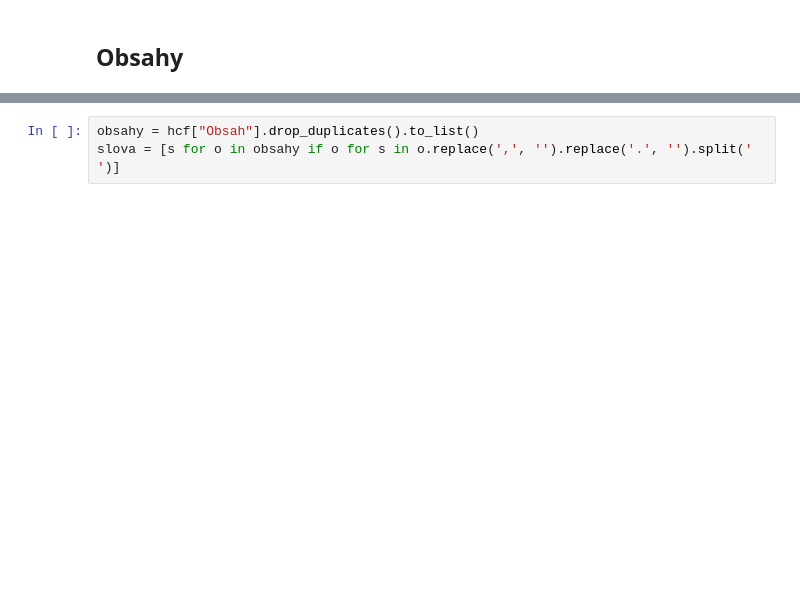
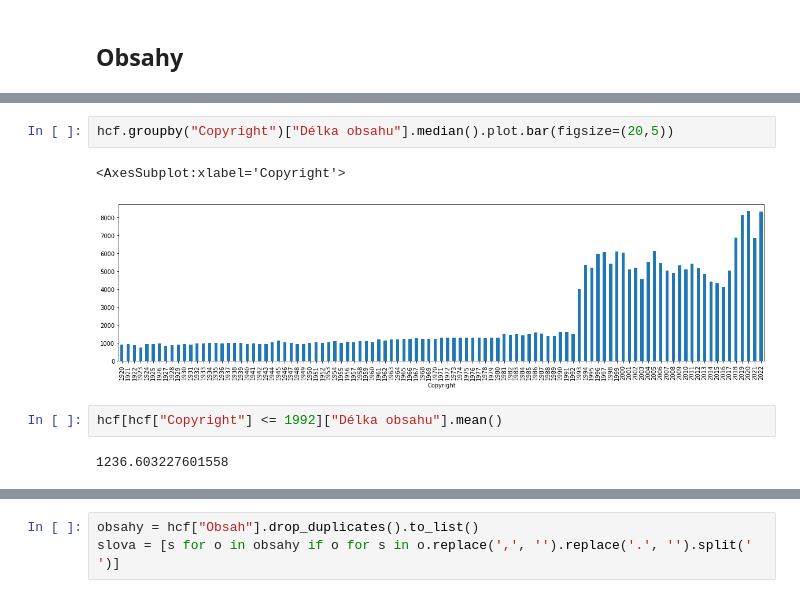
Before and after one commit to DataRozhlas/filmovy-prehled, a Jupyter notebook: 140 celkový přehled.ipynb, the cells around one changed output, grey strips where cells are left out. Saved outputs shown, nothing was run; the diff lists cells and outputs as text; blank space fills up the shorter version.

```diff
--- a/140 celkový přehled.ipynb
+++ b/140 celkový přehled.ipynb
@@ -177,0 +188,9 @@ Name: Copyright, dtype: int64
+# %%
+hcf.groupby("Copyright")["Délka obsahu"].median().plot.bar(figsize=(20,5))
+# %% [output]
+<AxesSubplot:xlabel='Copyright'>
+[figure, added]
+# %%
+hcf[hcf["Copyright"] <= 1992]["Délka obsahu"].mean()
+# %% [output]
+1236.603227601558
```
Also changed, not shown: parts of 20 cells of this notebook, 10 other files.
